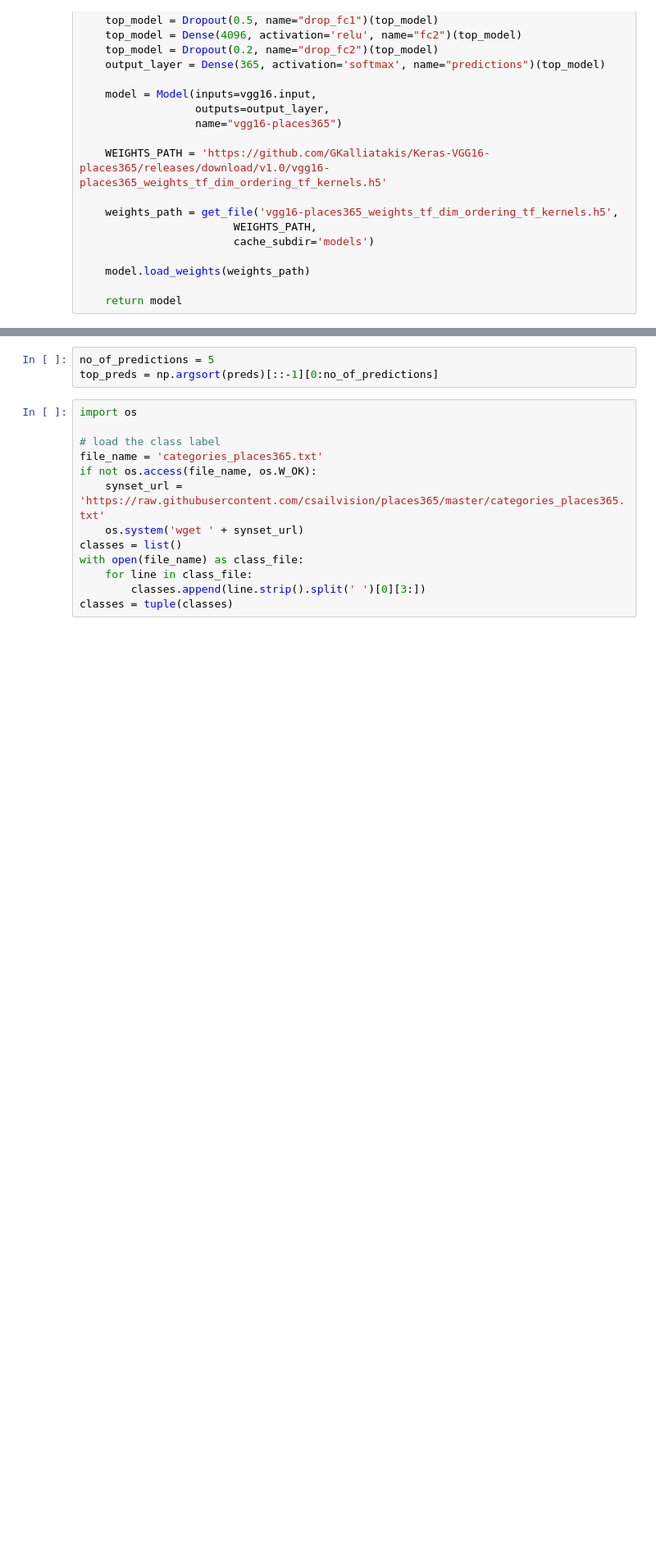
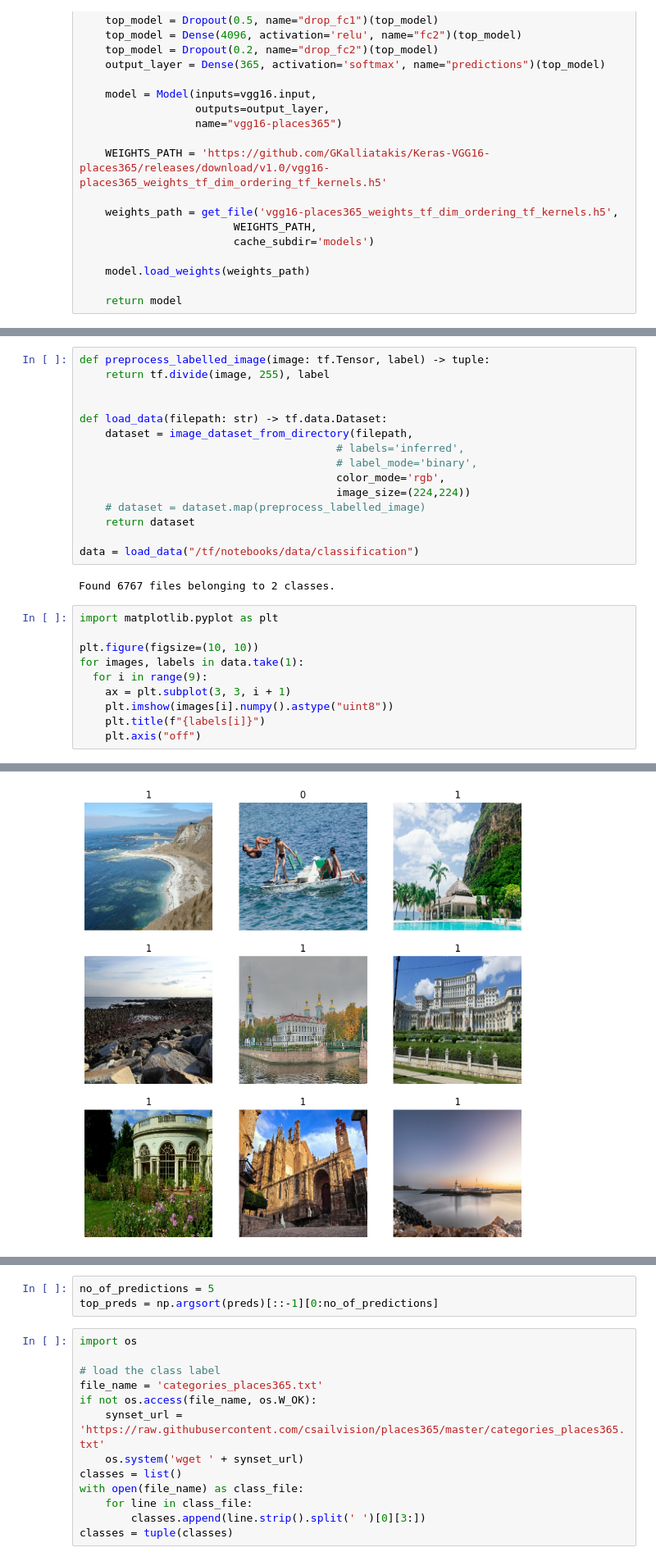
Before and after one commit to S010MON/image-locate, a Jupyter notebook: vgg16-places365.ipynb, the cells around one changed output, grey strips where cells are left out. Shown at 82% size. Saved outputs shown, nothing was run; the diff lists cells and outputs as text; blank space fills up the shorter version.

Commit message:
Docker container update automated and image visualisation for classification

```diff
--- a/vgg16-places365.ipynb
+++ b/vgg16-places365.ipynb
@@ -64,0 +82,28 @@ _________________________________________________________________
+# %%
+def preprocess_labelled_image(image: tf.Tensor, label) -> tuple:
+    return tf.divide(image, 255), label
+
+
+def load_data(filepath: str) -> tf.data.Dataset:
+    dataset = image_dataset_from_directory(filepath,
+                                        # labels='inferred',
+                                        # label_mode='binary',
+                                        color_mode='rgb',
+                                        image_size=(224,224))
+    # dataset = dataset.map(preprocess_labelled_image)
+    return dataset
+
+data = load_data("/tf/notebooks/data/classification")
+# %% [output]
+Found 6767 files belonging to 2 classes.
+# %%
+import matplotlib.pyplot as plt
+
+plt.figure(figsize=(10, 10))
+for images, labels in data.take(1):
+  for i in range(9):
+    ax = plt.subplot(3, 3, i + 1)
+    plt.imshow(images[i].numpy().astype("uint8"))
+    plt.title(f"{labels[i]}")
+    plt.axis("off")
+# %% [output]
@@ -65 +114,2 @@ _________________________________________________________________
+[figure, added]
 # %%
```
Also changed, not shown: parts of 10 cells of this notebook, 6 other files.
